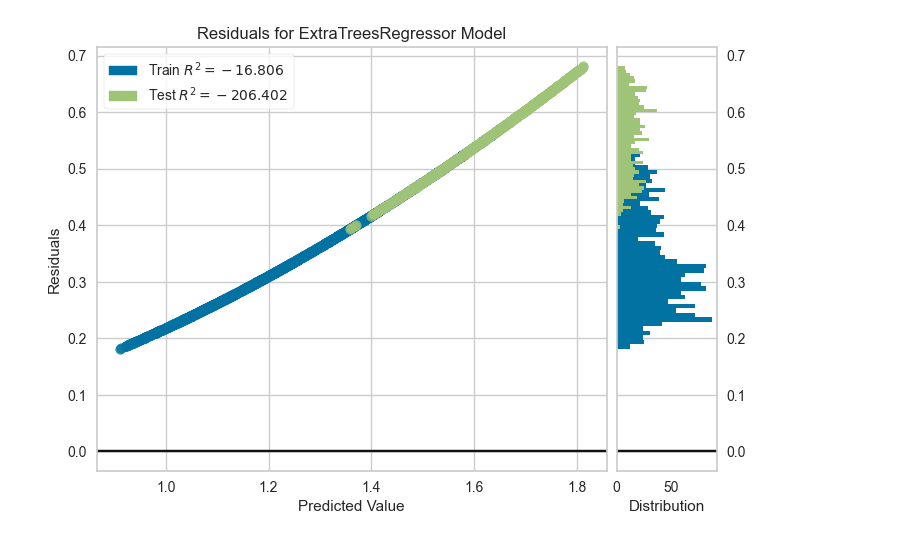
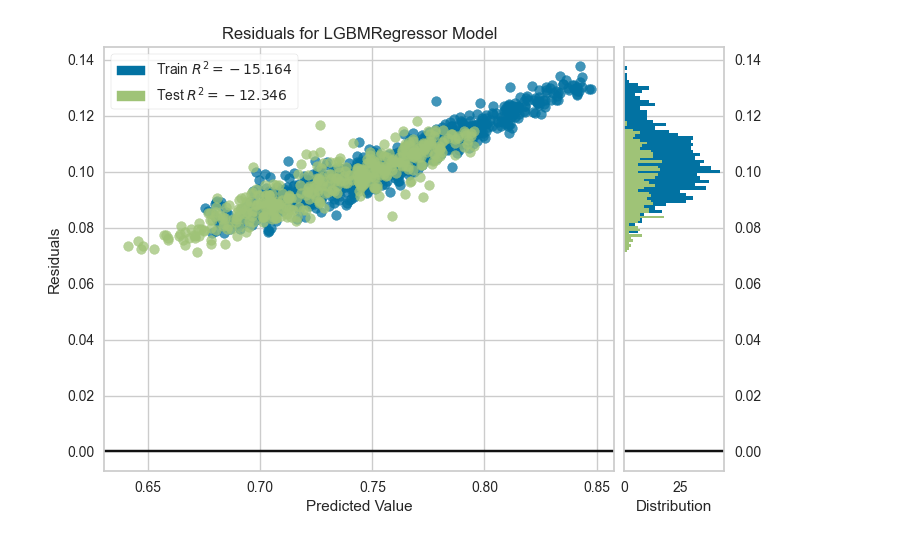
Before and after one commit to edalholt/TDT4259, a Jupyter notebook: prediction/pycaret_regression.ipynb, the cells around one changed output. Cells and saved outputs as stored; diff of their text form; code cells hidden in the pictures.

Commit message:
Best three models and plot outputs

```diff
--- a/prediction/pycaret_regression.ipynb
+++ b/prediction/pycaret_regression.ipynb
@@ -102,0 +53,14 @@ Original model was better than the tuned model, hence it will be returned. NOTE:
+# %%
+# Create the model with the desired model
+lightgbm_model = create_model('lightgbm')
+rf_model = create_model('rf')
+et_model = create_model('et')
+
+tuned_lightgbm_model = tune_model(lightgbm_model)
+tuned_rf_model = tune_model(rf_model)
+tuned_et_model = tune_model(et_model)
+
+
+final_lightgbm_model = finalize_model(tuned_lightgbm_model)
+final_rf_model = finalize_model(tuned_rf_model)
+final_et_model = finalize_model(tuned_et_model)
@@ -103,5 +133,5 @@ Original model was better than the tuned model, hence it will be returned. NOTE:
 # %%
-plot_model(final_model)
+plot_model(final_lightgbm_model)
 # %% [output]
 [interactive output not drawn]
-[figure, old version]
+[figure, new version]
```
Also changed, not shown: parts of 16 cells of this notebook.
